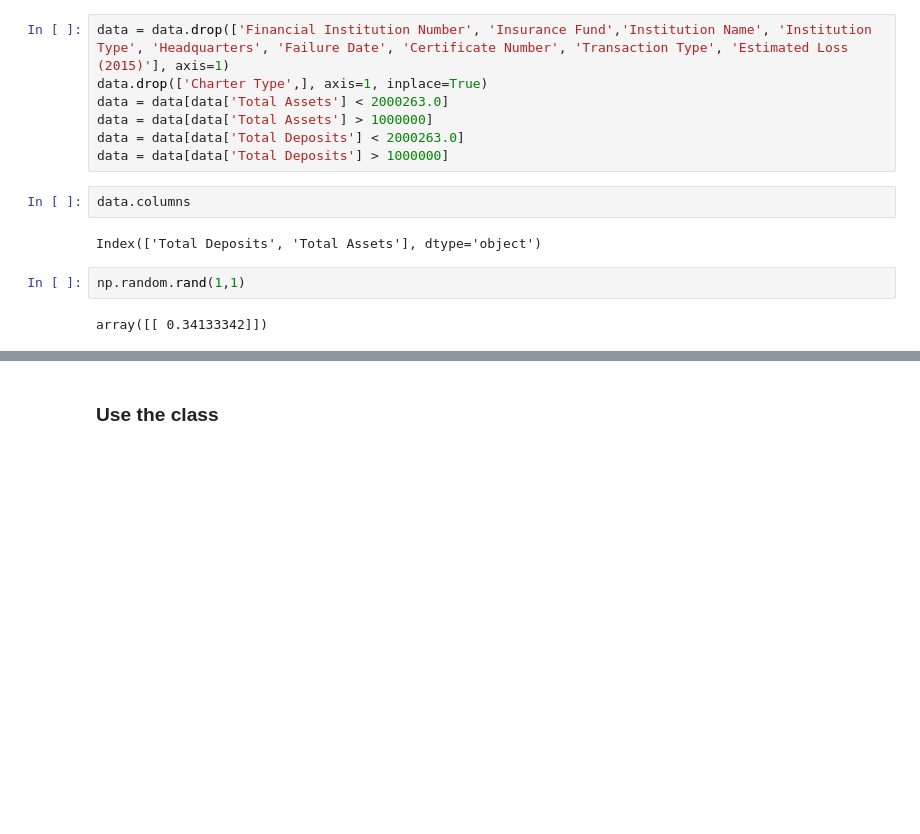
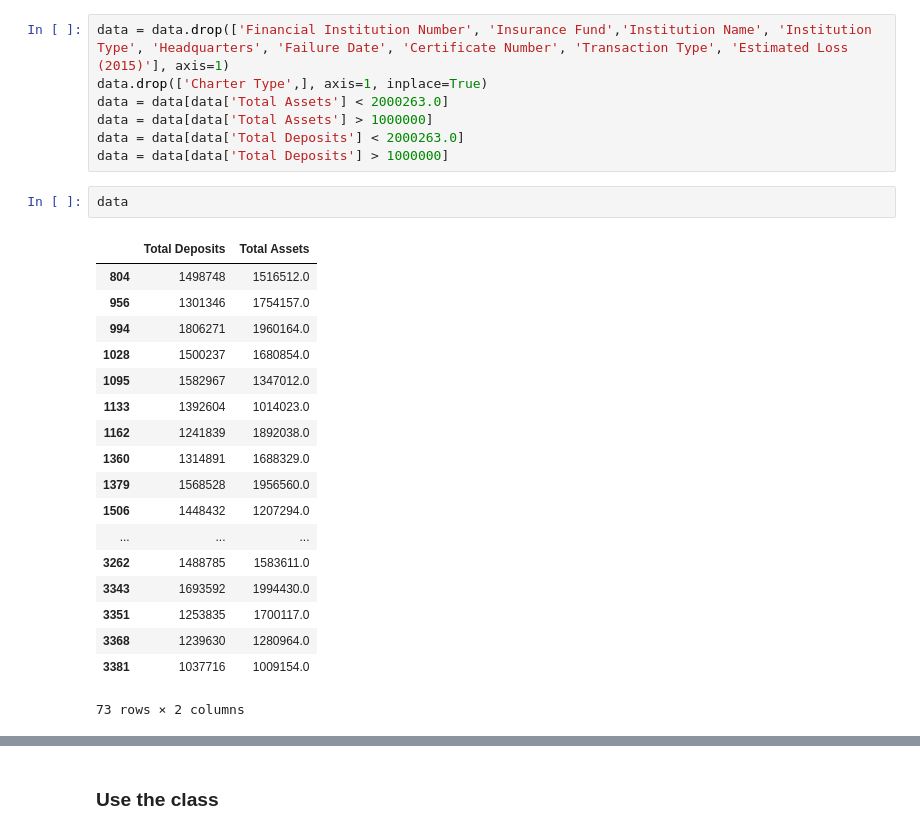
Before and after one commit to fjcamillo/Vanilla-Gradient-Descent, a Jupyter notebook: py/Vanilla Gradient Descent.ipynb, the cells around one changed output, grey strips where cells are left out. Saved outputs shown, nothing was run; the diff lists cells and outputs as text; blank space fills up the shorter version.

```diff
--- a/py/Vanilla Gradient Descent.ipynb
+++ b/py/Vanilla Gradient Descent.ipynb
@@ -22,13 +22,26 @@ data = data[data['Total Assets'] > 1000000]
 data = data[data['Total Deposits'] < 2000263.0]
 data = data[data['Total Deposits'] > 1000000]
 # %%
-data.columns
+data
 # %% [output]
+|  | Total Deposits | Total Assets |
+| 804 | 1498748 | 1516512.0 |
+| 956 | 1301346 | 1754157.0 |
+| 994 | 1806271 | 1960164.0 |
+| 1028 | 1500237 | 1680854.0 |
+| 1095 | 1582967 | 1347012.0 |
+| 1133 | 1392604 | 1014023.0 |
+| 1162 | 1241839 | 1892038.0 |
+| 1360 | 1314891 | 1688329.0 |
+| 1379 | 1568528 | 1956560.0 |
+| 1506 | 1448432 | 1207294.0 |
+| ... | ... | ... |
+| 3262 | 1488785 | 1583611.0 |
+| 3343 | 1693592 | 1994430.0 |
+| 3351 | 1253835 | 1700117.0 |
+| 3368 | 1239630 | 1280964.0 |
+| 3381 | 1037716 | 1009154.0 |
-Index(['Total Deposits', 'Total Assets'], dtype='object')
+73 rows × 2 columns
-# %%
-np.random.rand(1,1)
-# %% [output]
-array([[ 0.34133342]])
 # %%
 class gradient_descent:
 
```
Also changed, not shown: parts of 13 cells of this notebook, 1 other file.
